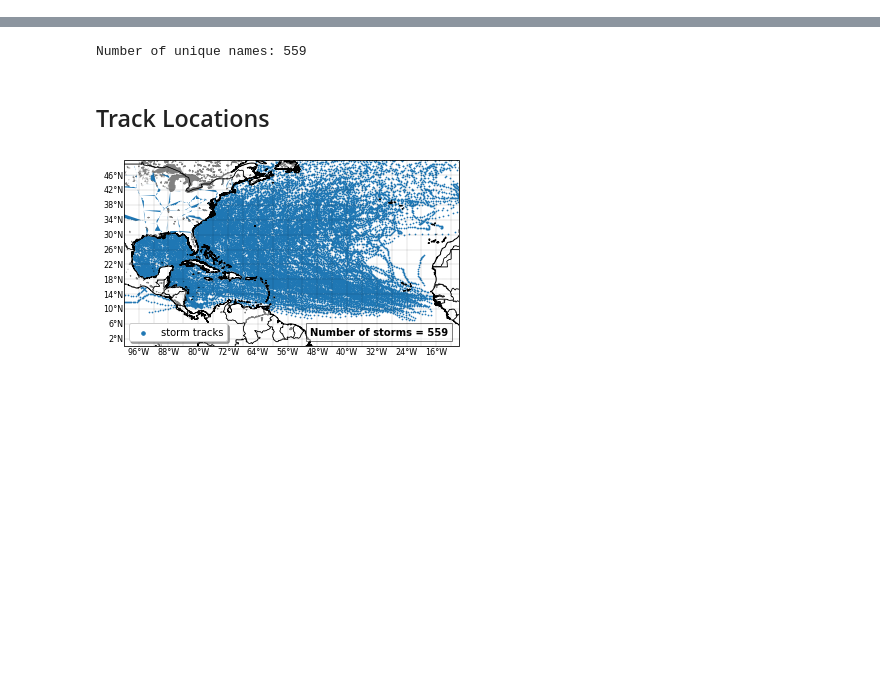
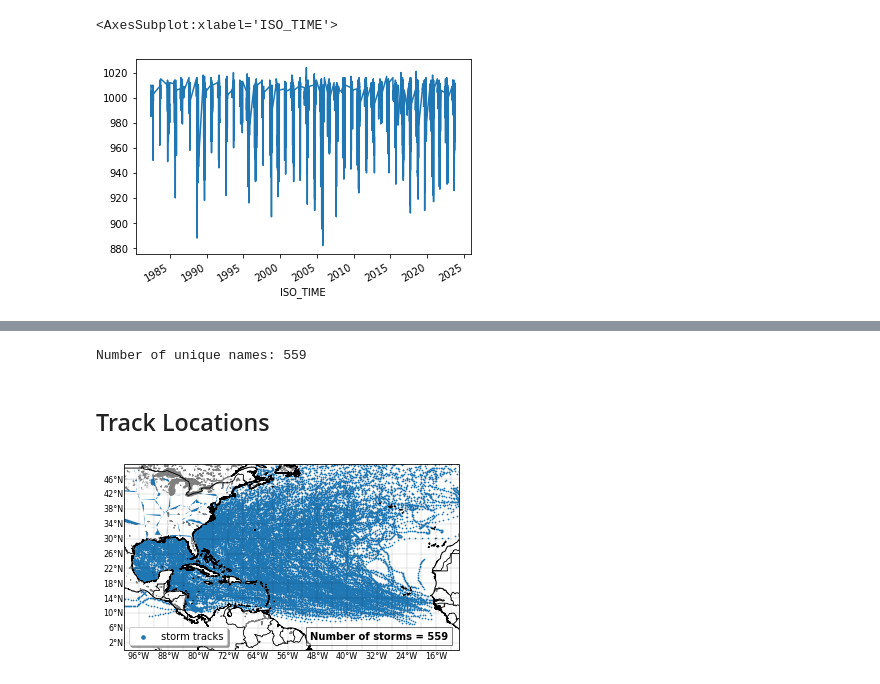
Before and after one commit to UW-MLGEO/MLGEO2024_TC_Tracks_Intensity, a Jupyter notebook: notebooks/clean_ibtracs_data.ipynb, the cells around one changed output, grey strips where cells are left out. Drawn from its saved outputs; the diff is of its cells as text; code cells hidden in the pictures; blank space fills up the shorter version.

```diff
--- a/notebooks/clean_ibtracs_data.ipynb
+++ b/notebooks/clean_ibtracs_data.ipynb
@@ -58,0 +104,5 @@ STORM_DIR
+# %%
+df_selected['USA_PRES'].plot()
+# %% [output]
+<AxesSubplot:xlabel='ISO_TIME'>
+[figure, added]
```
Also changed, not shown: parts of 16 cells of this notebook, 4 other files.
